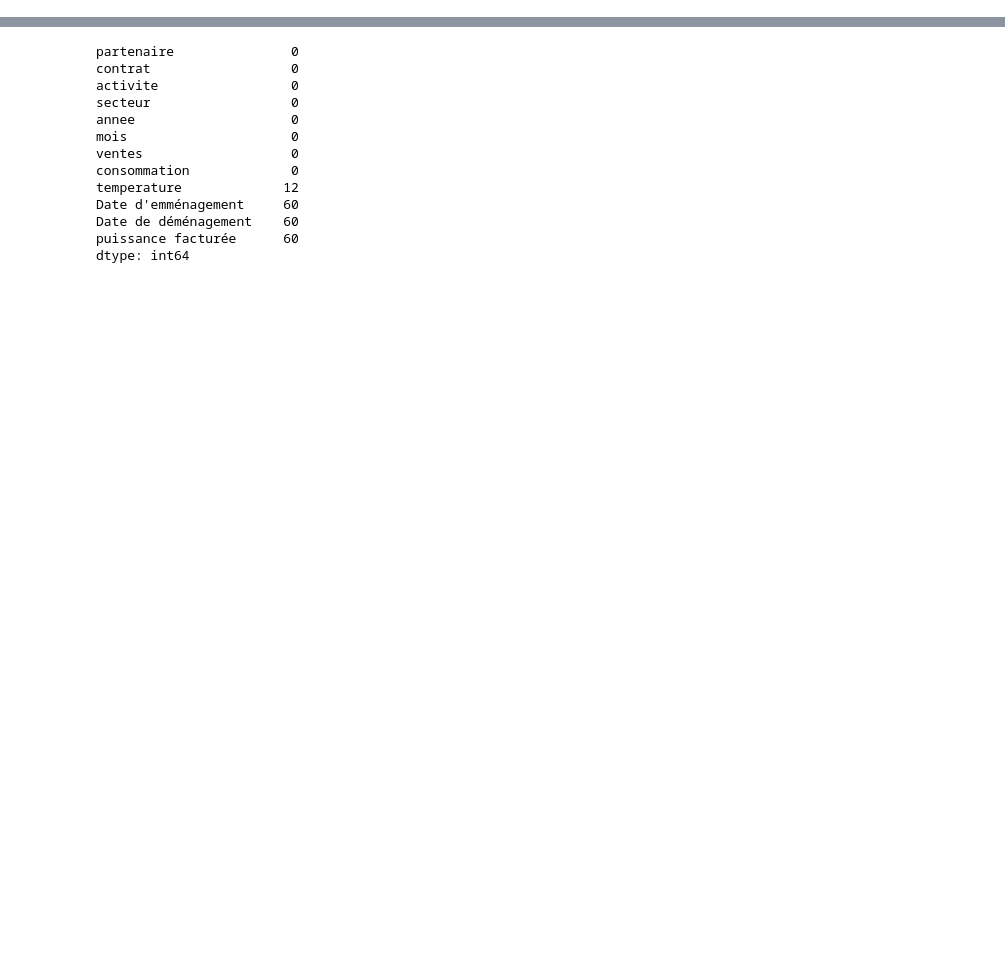
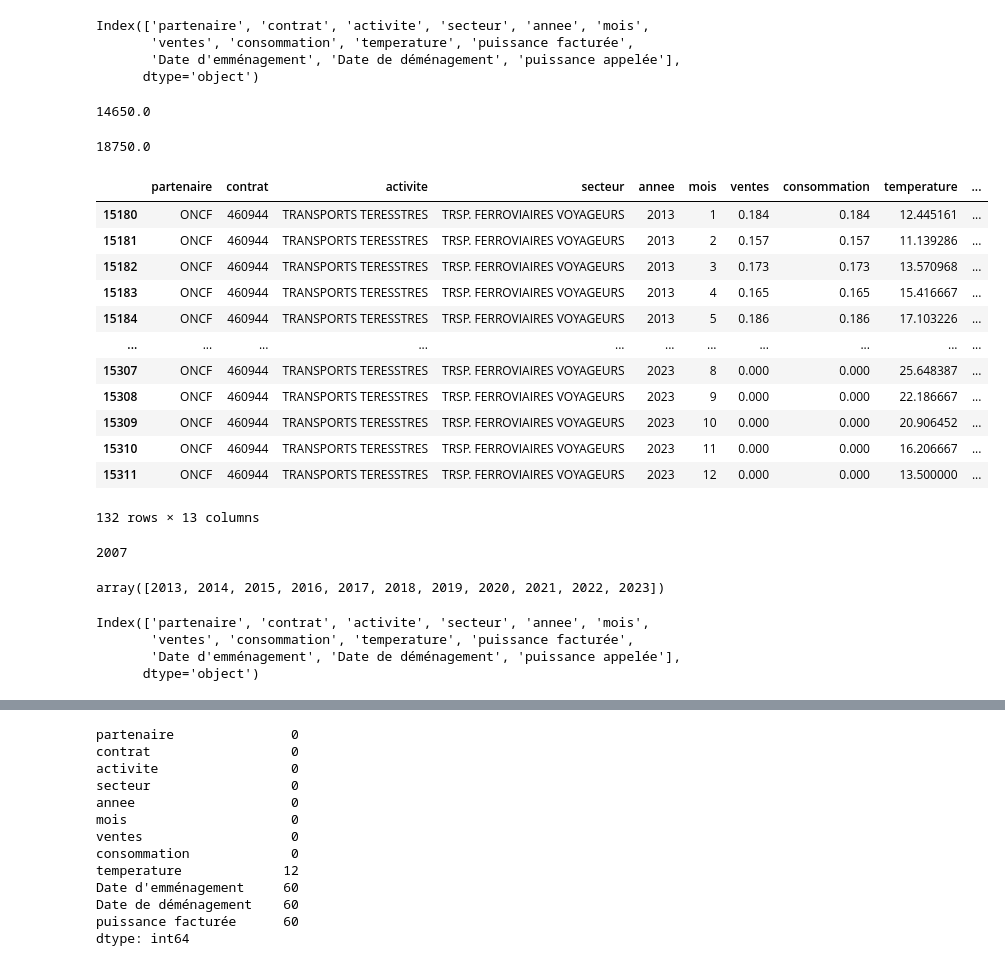
Before and after one commit to eniafou/onee, a Jupyter notebook: notebooks/analyse_6.ipynb, the cells around one changed output, grey strips where cells are left out. Saved outputs shown, nothing was run; the diff lists cells and outputs as text; code cells hidden in the pictures; blank space fills up the shorter version.

```diff
--- a/notebooks/analyse_6.ipynb
+++ b/notebooks/analyse_6.ipynb
@@ -24,0 +11,49 @@ df[df["contrat"] == 217184]
+# %%
+df.columns
+# %% [output]
+Index(['partenaire', 'contrat', 'activite', 'secteur', 'annee', 'mois',
+       'ventes', 'consommation', 'temperature', 'puissance facturée',
+       'Date d'emménagement', 'Date de déménagement', 'puissance appelée'],
+      dtype='object')
+# %%
+58600/4
+# %% [output]
+14650.0
+# %%
+for el in df[df["contrat"] == 7875826][df["annee"] >= 2018]["puissance facturée"][-1:]:
+    print(el)
+# %% [output]
+18750.0
+# %%
+df_c = df[df["contrat"] == 460944]
+# %%
+df_c
+# %% [output]
+|  | partenaire | contrat | activite | secteur | annee | mois | ventes | consommation | temperature | ... |
+| 15180 | ONCF | 460944 | TRANSPORTS TERESSTRES | TRSP. FERROVIAIRES VOYAGEURS | 2013 | 1 | 0.184 | 0.184 | 12.445161 | ... |
+| 15181 | ONCF | 460944 | TRANSPORTS TERESSTRES | TRSP. FERROVIAIRES VOYAGEURS | 2013 | 2 | 0.157 | 0.157 | 11.139286 | ... |
+| 15182 | ONCF | 460944 | TRANSPORTS TERESSTRES | TRSP. FERROVIAIRES VOYAGEURS | 2013 | 3 | 0.173 | 0.173 | 13.570968 | ... |
+| 15183 | ONCF | 460944 | TRANSPORTS TERESSTRES | TRSP. FERROVIAIRES VOYAGEURS | 2013 | 4 | 0.165 | 0.165 | 15.416667 | ... |
+| 15184 | ONCF | 460944 | TRANSPORTS TERESSTRES | TRSP. FERROVIAIRES VOYAGEURS | 2013 | 5 | 0.186 | 0.186 | 17.103226 | ... |
+| ... | ... | ... | ... | ... | ... | ... | ... | ... | ... | ... |
+| 15307 | ONCF | 460944 | TRANSPORTS TERESSTRES | TRSP. FERROVIAIRES VOYAGEURS | 2023 | 8 | 0.000 | 0.000 | 25.648387 | ... |
+| 15308 | ONCF | 460944 | TRANSPORTS TERESSTRES | TRSP. FERROVIAIRES VOYAGEURS | 2023 | 9 | 0.000 | 0.000 | 22.186667 | ... |
+| 15309 | ONCF | 460944 | TRANSPORTS TERESSTRES | TRSP. FERROVIAIRES VOYAGEURS | 2023 | 10 | 0.000 | 0.000 | 20.906452 | ... |
+| 15310 | ONCF | 460944 | TRANSPORTS TERESSTRES | TRSP. FERROVIAIRES VOYAGEURS | 2023 | 11 | 0.000 | 0.000 | 16.206667 | ... |
+| 15311 | ONCF | 460944 | TRANSPORTS TERESSTRES | TRSP. FERROVIAIRES VOYAGEURS | 2023 | 12 | 0.000 | 0.000 | 13.500000 | ... |
+132 rows × 13 columns
+# %%
+get_move_in_year(df_c, not_started_yet_th=-1)
+# %% [output]
+2007
+# %%
+df_c["annee"].unique()
+# %% [output]
+array([2013, 2014, 2015, 2016, 2017, 2018, 2019, 2020, 2021, 2022, 2023])
+# %%
+df.columns
+# %% [output]
+Index(['partenaire', 'contrat', 'activite', 'secteur', 'annee', 'mois',
+       'ventes', 'consommation', 'temperature', 'puissance facturée',
+       'Date d'emménagement', 'Date de déménagement', 'puissance appelée'],
+      dtype='object')
```
Also changed, not shown: parts of 53 cells of this notebook, 22 other files.
